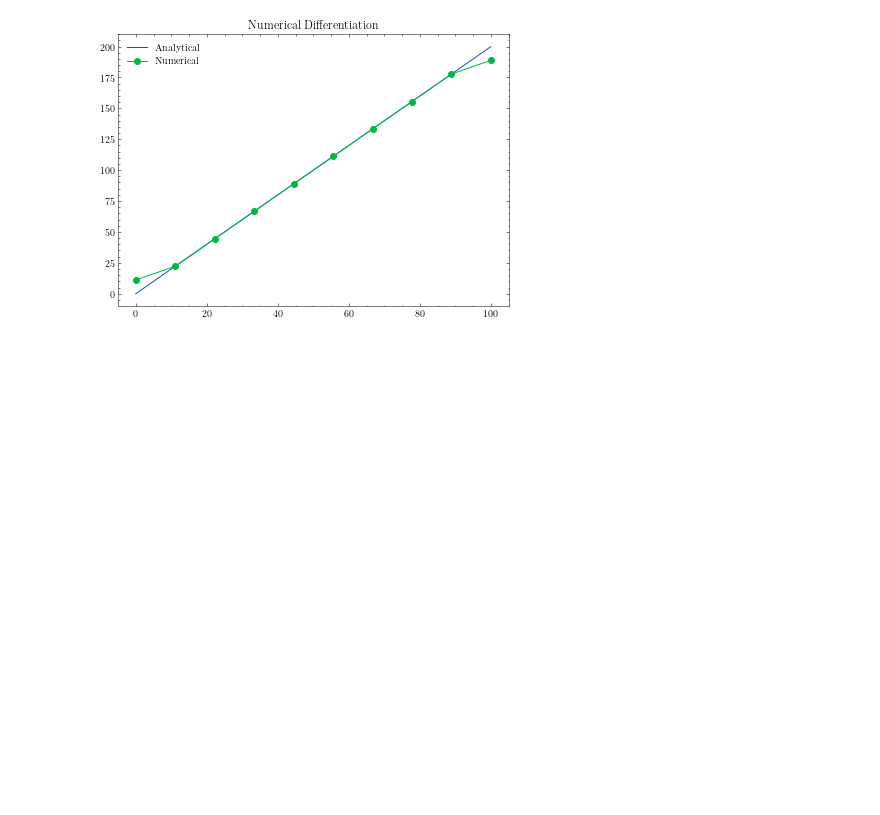
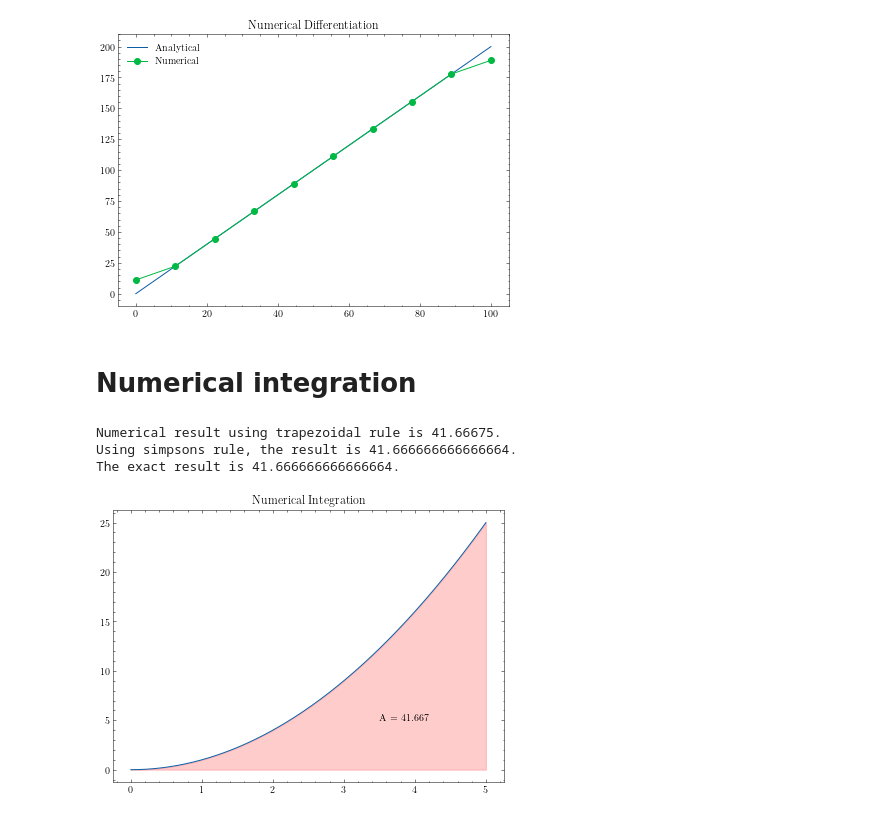
Before and after one commit to franklinzppa/studies-physics, a Jupyter notebook: math-tools.ipynb, the cells around one changed output. Cells and saved outputs as stored; diff of their text form; code cells hidden in the pictures; blank space fills up the shorter version.

Commit message:
Numerical integration

```diff
--- a/math-tools.ipynb
+++ b/math-tools.ipynb
@@ -292,3 +292,33 @@ plt.legend()
 plt.show()
 # %% [output]
 [figure]
+# %% [markdown]
+# Numerical integration
+# %%
+# Numerical integration using trapezoidal rule
+
+h = 0.01 # Spacing
+x = np.arange(0, 5 + h , h)
+y = x**2
+
+int_numerical_trapz = integrate.trapz(y, x)
+int_numerical_simps = integrate.simps(y, x)
+
+# Exact result
+
+int_exact = (5.0**3)/3
+
+print(f'Numerical result using trapezoidal rule is {int_numerical_trapz}.\nUsing simpsons rule, the result is {int_numerical_simps}.\nThe exact result is {int_exact}.')
+# %% [output]
+Numerical result using trapezoidal rule is 41.66675.
+Using simpsons rule, the result is 41.666666666666664.
+The exact result is 41.666666666666664.
+# %%
+plt.figure(figsize=(7,5))
+plt.title('Numerical Integration')
+plt.fill_between(x,y, color='red', alpha=0.2)
+plt.annotate(f'A = {np.round(int_numerical_simps, 3)}', (3.5, 5))
+plt.plot(x, y)
+plt.show()
+# %% [output]
+[figure, added]
```
Also changed, not shown: parts of 1 cell of this notebook, 1 other file.
